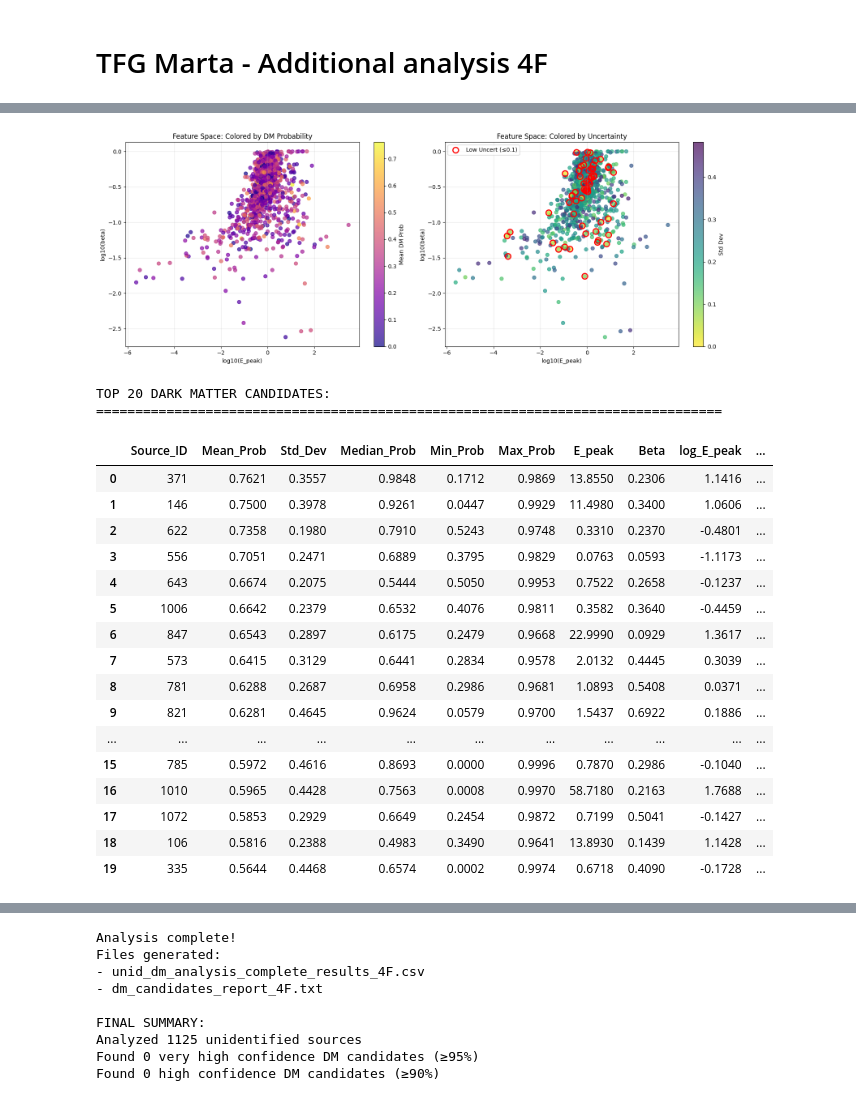
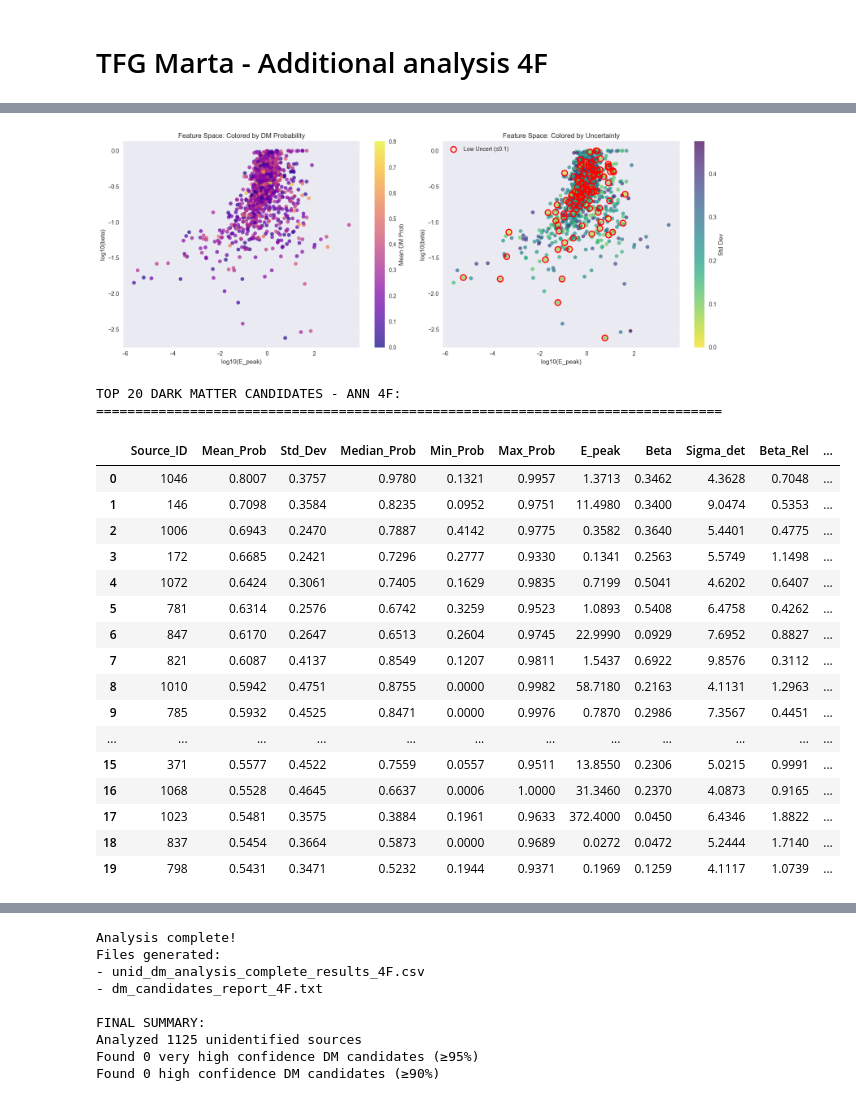
Before and after one commit to martacanirome4/DarkMatter_ML_TFG, a Jupyter notebook: ANN_original/TFG_4F_back_to_symm_errors_&_no_rs_repeated_Kfold__NN_BAL_STD_sigma0_all_4F_unIDs_class.ipynb, the cells around one changed output, grey strips where cells are left out. Drawn from its saved outputs; the diff is of its cells as text; code cells hidden in the pictures.

```diff
--- a/ANN_original/TFG_4F_back_to_symm_errors_&_no_rs_repeated_Kfold__NN_BAL_STD_sigma0_all_4F_unIDs_class.ipynb
+++ b/ANN_original/TFG_4F_back_to_symm_errors_&_no_rs_repeated_Kfold__NN_BAL_STD_sigma0_all_4F_unIDs_class.ipynb
@@ -825,2 +825,8 @@ Text(0.31622776601683794, 1, ' $NN, 4F$')
 # %% [markdown]
 # TFG Marta - Additional analysis 4F
+# %%
+N_splits = 5
+N_Repeats = 1
+N_sample = N_splits * N_Repeats
+
+print(f"Cross-validation setup: {N_splits} splits × {N_Repeats} repeats = {N_sample} total folds")
@@ -826,0 +835,11 @@ Text(0.31622776601683794, 1, ' $NN, 4F$')
+# %%
+unids_3F = np.genfromtxt('unids_3F_beta_err_names.txt', dtype='str')
+unids_3F_data = np.asarray(unids_3F[1::, :], dtype=float)
+feature_names = unids_3F[0, :]
+
+print(f"Feature names: {feature_names}")
+print(f"UnID data shape: {unids_3F_data.shape}")
+
+# Create log-transformed features - CAMBIO: usar las 4 características
+unids_log = np.log10(unids_3F_data[:, [0, 1, 2, 3]])  # E_peak, beta, sigma_det, beta_Rel
+print(f"Log-transformed features shape: {unids_log.shape}")
@@ -986,51 +1009,56 @@ if len(low_uncertainty_indices) > 0:
 plt.tight_layout()
 plt.show()
 # %% [output]
-[figure, old version]
+[figure, new version]
 # %%
-# Top candidates analysis
 # Create DataFrame for top candidates
 top_20_indices = np.argsort(unids_mean)[-20:]  # Top 20 by mean probability
 top_candidates_df = pd.DataFrame({
     'Source_ID': top_20_indices,
     'Mean_Prob': unids_mean[top_20_indices],
     'Std_Dev': unids_std[top_20_indices],
     'Median_Prob': unids_median[top_20_indices],
     'Min_Prob': unids_min[top_20_indices],
     'Max_Prob': unids_max[top_20_indices],
+    # CAMBIO: Incluir las 4 características
     'E_peak': unids_3F_data[top_20_indices, 0],
     'Beta': unids_3F_data[top_20_indices, 1],
+    'Sigma_det': unids_3F_data[top_20_indices, 2],
+    'Beta_Rel': unids_3F_data[top_20_indices, 3],
+    # CAMBIO: Log de las 4 características
     'log_E_peak': unids_log[top_20_indices, 0],
-    'log_Beta': unids_log[top_20_indices, 1]
+    'log_Beta': unids_log[top_20_indices, 1],
+    'log_Sigma_det': unids_log[top_20_indices, 2],
+    'log_Beta_Rel': unids_log[top_20_indices, 3]
 })
 
 # Sort by mean probability (descending)
 top_candidates_df = top_candidates_df.sort_values('Mean_Prob', ascending=False)
 top_candidates_df = top_candidates_df.reset_index(drop=True)
 
-print("TOP 20 DARK MATTER CANDIDATES:")
+print("TOP 20 DARK MATTER CANDIDATES - ANN 4F:")
 print("="*80)
 display(top_candidates_df.round(4))
 # %% [output]
-TOP 20 DARK MATTER CANDIDATES:
+TOP 20 DARK MATTER CANDIDATES - ANN 4F:
 ================================================================================
-|  | Source_ID | Mean_Prob | Std_Dev | Median_Prob | Min_Prob | Max_Prob | E_peak | Beta | log_E_peak | ... |
-| 0 | 371 | 0.7621 | 0.3557 | 0.9848 | 0.1712 | 0.9869 | 13.8550 | 0.2306 | 1.1416 | ... |
-| 1 | 146 | 0.7500 | 0.3978 | 0.9261 | 0.0447 | 0.9929 | 11.4980 | 0.3400 | 1.0606 | ... |
-| 2 | 622 | 0.7358 | 0.1980 | 0.7910 | 0.5243 | 0.9748 | 0.3310 | 0.2370 | -0.4801 | ... |
-| 3 | 556 | 0.7051 | 0.2471 | 0.6889 | 0.3795 | 0.9829 | 0.0763 | 0.0593 | -1.1173 | ... |
-| 4 | 643 | 0.6674 | 0.2075 | 0.5444 | 0.5050 | 0.9953 | 0.7522 | 0.2658 | -0.1237 | ... |
-| 5 | 1006 | 0.6642 | 0.2379 | 0.6532 | 0.4076 | 0.9811 | 0.3582 | 0.3640 | -0.4459 | ... |
-| 6 | 847 | 0.6543 | 0.2897 | 0.6175 | 0.2479 | 0.9668 | 22.9990 | 0.0929 | 1.3617 | ... |
-| 7 | 573 | 0.6415 | 0.3129 | 0.6441 | 0.2834 | 0.9578 | 2.0132 | 0.4445 | 0.3039 | ... |
-| 8 | 781 | 0.6288 | 0.2687 | 0.6958 | 0.2986 | 0.9681 | 1.0893 | 0.5408 | 0.0371 | ... |
-| 9 | 821 | 0.6281 | 0.4645 | 0.9624 | 0.0579 | 0.9700 | 1.5437 | 0.6922 | 0.1886 | ... |
-| ... | ... | ... | ... | ... | ... | ... | ... | ... | ... | ... |
-| 15 | 785 | 0.5972 | 0.4616 | 0.8693 | 0.0000 | 0.9996 | 0.7870 | 0.2986 | -0.1040 | ... |
-| 16 | 1010 | 0.5965 | 0.4428 | 0.7563 | 0.0008 | 0.9970 | 58.7180 | 0.2163 | 1.7688 | ... |
-| 17 | 1072 | 0.5853 | 0.2929 | 0.6649 | 0.2454 | 0.9872 | 0.7199 | 0.5041 | -0.1427 | ... |
-| 18 | 106 | 0.5816 | 0.2388 | 0.4983 | 0.3490 | 0.9641 | 13.8930 | 0.1439 | 1.1428 | ... |
-| 19 | 335 | 0.5644 | 0.4468 | 0.6574 | 0.0002 | 0.9974 | 0.6718 | 0.4090 | -0.1728 | ... |
+|  | Source_ID | Mean_Prob | Std_Dev | Median_Prob | Min_Prob | Max_Prob | E_peak | Beta | Sigma_det | Beta_Rel | ... |
+| 0 | 1046 | 0.8007 | 0.3757 | 0.9780 | 0.1321 | 0.9957 | 1.3713 | 0.3462 | 4.3628 | 0.7048 | ... |
+| 1 | 146 | 0.7098 | 0.3584 | 0.8235 | 0.0952 | 0.9751 | 11.4980 | 0.3400 | 9.0474 | 0.5353 | ... |
+| 2 | 1006 | 0.6943 | 0.2470 | 0.7887 | 0.4142 | 0.9775 | 0.3582 | 0.3640 | 5.4401 | 0.4775 | ... |
+| 3 | 172 | 0.6685 | 0.2421 | 0.7296 | 0.2777 | 0.9330 | 0.1341 | 0.2563 | 5.5749 | 1.1498 | ... |
+| 4 | 1072 | 0.6424 | 0.3061 | 0.7405 | 0.1629 | 0.9835 | 0.7199 | 0.5041 | 4.6202 | 0.6407 | ... |
+| 5 | 781 | 0.6314 | 0.2576 | 0.6742 | 0.3259 | 0.9523 | 1.0893 | 0.5408 | 6.4758 | 0.4262 | ... |
+| 6 | 847 | 0.6170 | 0.2647 | 0.6513 | 0.2604 | 0.9745 | 22.9990 | 0.0929 | 7.6952 | 0.8827 | ... |
+| 7 | 821 | 0.6087 | 0.4137 | 0.8549 | 0.1207 | 0.9811 | 1.5437 | 0.6922 | 9.8576 | 0.3112 | ... |
+| 8 | 1010 | 0.5942 | 0.4751 | 0.8755 | 0.0000 | 0.9982 | 58.7180 | 0.2163 | 4.1131 | 1.2963 | ... |
+| 9 | 785 | 0.5932 | 0.4525 | 0.8471 | 0.0000 | 0.9976 | 0.7870 | 0.2986 | 7.3567 | 0.4451 | ... |
+| ... | ... | ... | ... | ... | ... | ... | ... | ... | ... | ... | ... |
+| 15 | 371 | 0.5577 | 0.4522 | 0.7559 | 0.0557 | 0.9511 | 13.8550 | 0.2306 | 5.0215 | 0.9991 | ... |
+| 16 | 1068 | 0.5528 | 0.4645 | 0.6637 | 0.0006 | 1.0000 | 31.3460 | 0.2370 | 4.0873 | 0.9165 | ... |
+| 17 | 1023 | 0.5481 | 0.3575 | 0.3884 | 0.1961 | 0.9633 | 372.4000 | 0.0450 | 6.4346 | 1.8822 | ... |
+| 18 | 837 | 0.5454 | 0.3664 | 0.5873 | 0.0000 | 0.9689 | 0.0272 | 0.0472 | 5.2444 | 1.7140 | ... |
+| 19 | 798 | 0.5431 | 0.3471 | 0.5232 | 0.1944 | 0.9371 | 0.1969 | 0.1259 | 4.1117 | 1.0739 | ... |
 # %%
 # Visualization of top candidates
 fig, axes = plt.subplots(2, 2, figsize=(16, 12))
```
Also changed, not shown: parts of 35 cells of this notebook, 8 other files.
